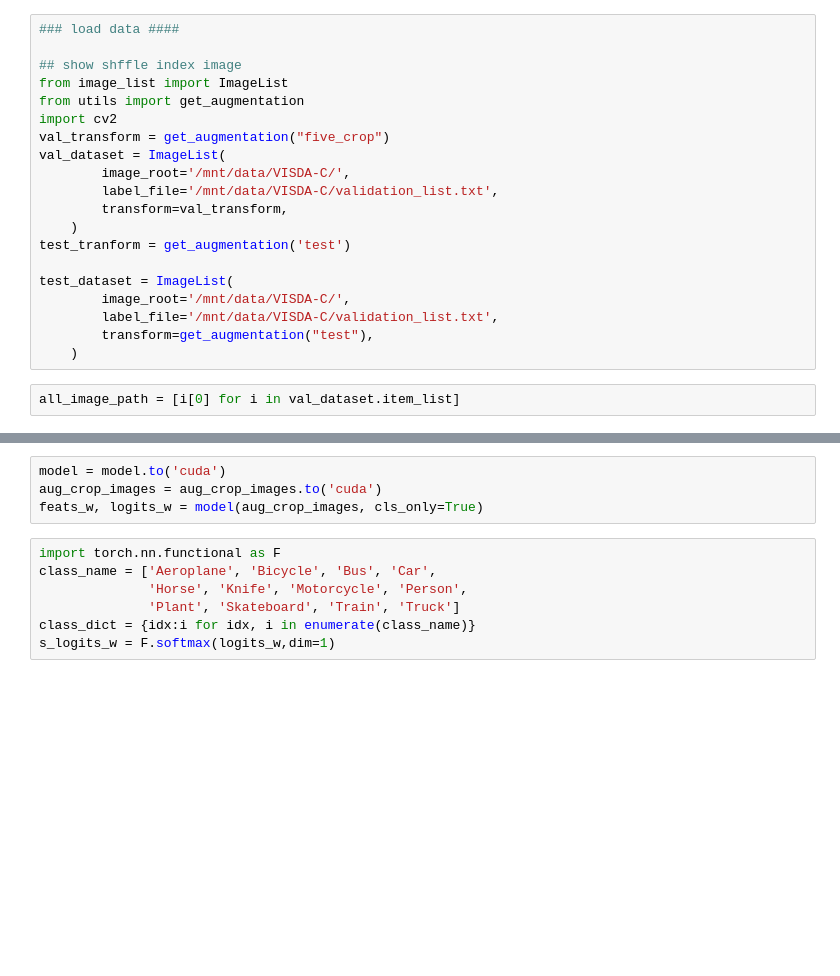
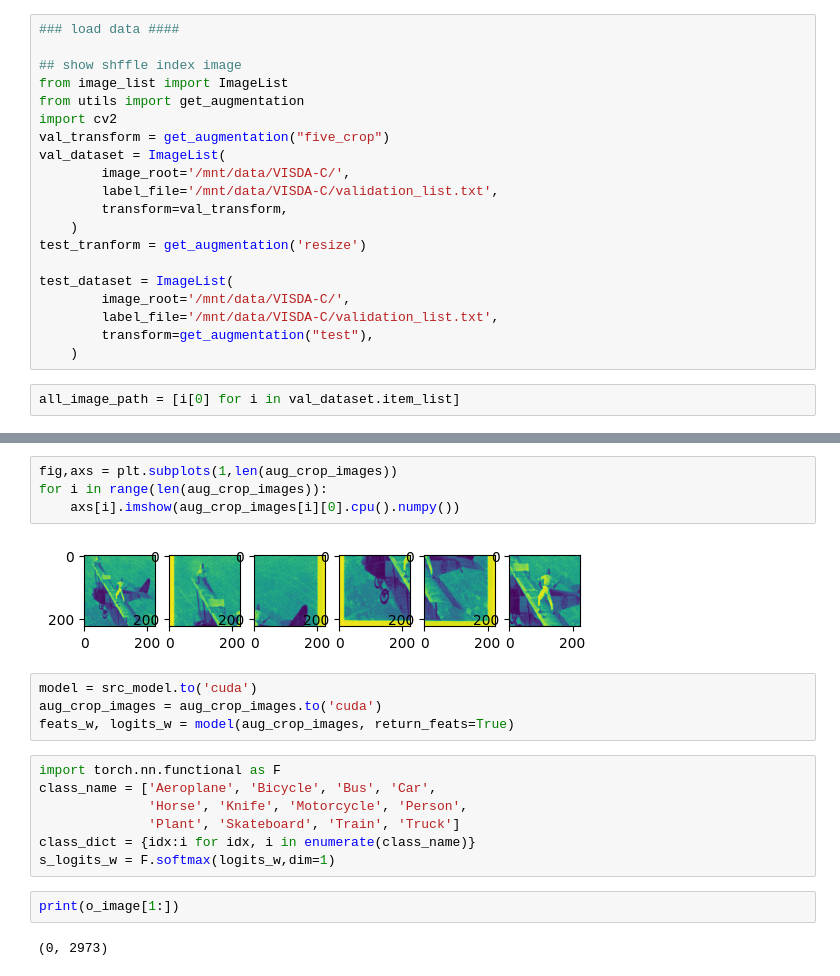
Before and after one commit to chohenu/TTA, a Jupyter notebook: cmpark_AdaContrast/sample_img_inference.ipynb, the cells around one changed output, grey strips where cells are left out. Drawn from its saved outputs; the diff is of its cells as text; blank space fills up the shorter version.

```diff
--- a/cmpark_AdaContrast/sample_img_inference.ipynb
+++ b/cmpark_AdaContrast/sample_img_inference.ipynb
@@ -25,7 +29,7 @@ val_dataset = ImageList(
         label_file='/mnt/data/VISDA-C/validation_list.txt',
         transform=val_transform,
     )
-test_tranform = get_augmentation('test')
+test_tranform = get_augmentation('resize')
 
 test_dataset = ImageList(
         image_root='/mnt/data/VISDA-C/',
@@ -98,7 +112,13 @@ model = AdaMoCo(
+# %%
+fig,axs = plt.subplots(1,len(aug_crop_images))
+for i in range(len(aug_crop_images)):
+    axs[i].imshow(aug_crop_images[i][0].cpu().numpy())
+# %% [output]
+[figure, added]
 # %%
-model = model.to('cuda')
+model = src_model.to('cuda')
 aug_crop_images = aug_crop_images.to('cuda')
-feats_w, logits_w = model(aug_crop_images, cls_only=True)
+feats_w, logits_w = model(aug_crop_images, return_feats=True)
 # %%
 import torch.nn.functional as F
 class_name = ['Aeroplane', 'Bicycle', 'Bus', 'Car',
@@ -106,6 +126,10 @@ class_name = ['Aeroplane', 'Bicycle', 'Bus', 'Car',
               'Plant', 'Skateboard', 'Train', 'Truck']
 class_dict = {idx:i for idx, i in enumerate(class_name)}
 s_logits_w = F.softmax(logits_w,dim=1)
+# %%
+print(o_image[1:])
+# %% [output]
+(0, 2973)
 # %%
 print(s_logits_w)
 [class_dict[i.item()] for i in s_logits_w.argmax(1)]
```
Also changed, not shown: parts of 7 cells of this notebook, 4 other files.
